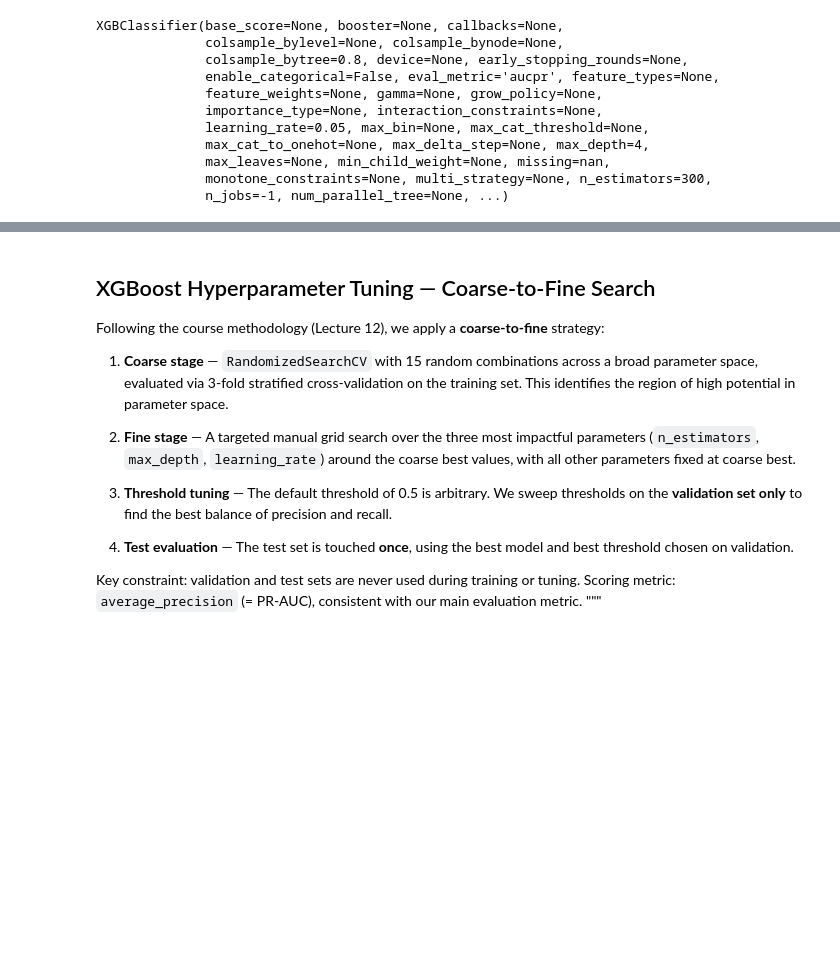
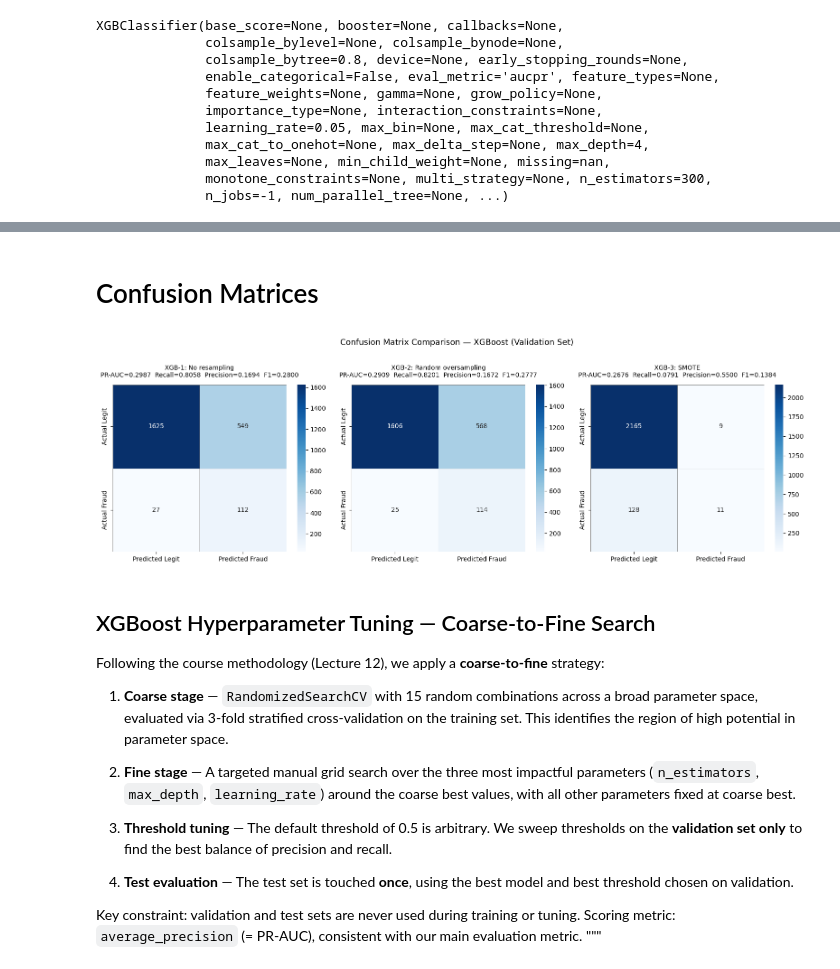
Before and after one commit to 1manvi/ML-Credit-Card-Fraud-2026, a Jupyter notebook: data_preprocessing_feature_engineering+XGBoost_not_finished.ipynb, the cells around one changed output, grey strips where cells are left out. Cells and saved outputs as stored; diff of their text form; code cells hidden in the pictures; blank space fills up the shorter version.

```diff
--- a/data_preprocessing_feature_engineering+XGBoost_not_finished.ipynb
+++ b/data_preprocessing_feature_engineering+XGBoost_not_finished.ipynb
@@ -1281,3 +1372,30 @@ Confusion matrix:
+# %% [markdown]
+# Confusion Matrices
+# %%
+fig, axes = plt.subplots(1, 3, figsize=(16, 5))
+
+models_xgb = [
+    (xgb1_val_cm, 'XGB-1: No resampling',      xgb1_val_pr_auc, xgb1_val_recall, xgb1_val_precision, xgb1_val_f1),
+    (xgb2_val_cm, 'XGB-2: Random oversampling', xgb2_val_pr_auc, xgb2_val_recall, xgb2_val_precision, xgb2_val_f1),
+    (xgb3_val_cm, 'XGB-3: SMOTE',               xgb3_val_pr_auc, xgb3_val_recall, xgb3_val_precision, xgb3_val_f1),
+]
+
+for ax, (cm, title, pr_auc, recall, precision, f1) in zip(axes, models_xgb):
+    sns.heatmap(cm, annot=True, fmt='d', cmap='Blues',
+                xticklabels=['Predicted Legit', 'Predicted Fraud'],
+                yticklabels=['Actual Legit', 'Actual Fraud'],
+                linewidths=0.5, linecolor='gray', ax=ax)
+    ax.set_title(
+        f"{title}\nPR-AUC={pr_auc:.4f}  Recall={recall:.4f}  Precision={precision:.4f}  F1={f1:.4f}",
+        fontsize=10, pad=12
+    )
+
+plt.suptitle('Confusion Matrix Comparison — XGBoost (Validation Set)',
+             fontsize=13, y=1.02)
+plt.tight_layout()
+plt.show()
+# %% [output]
+[figure, added]
 # %% [markdown]
 ## XGBoost Hyperparameter Tuning — Coarse-to-Fine Search
 
```
Also changed, not shown: parts of 32 cells of this notebook.
